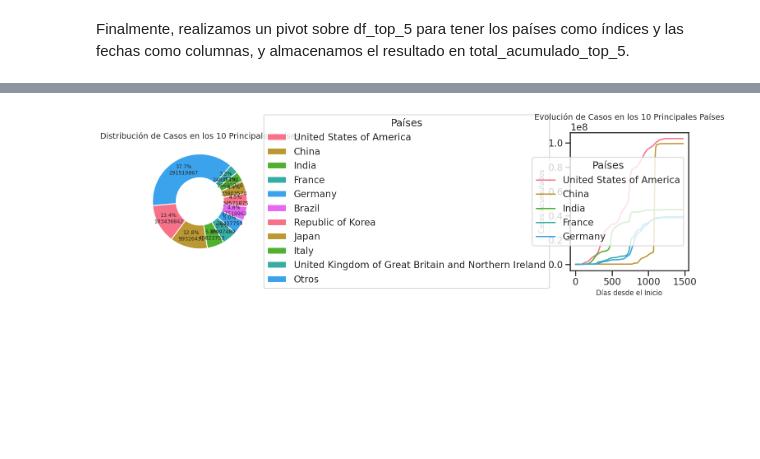
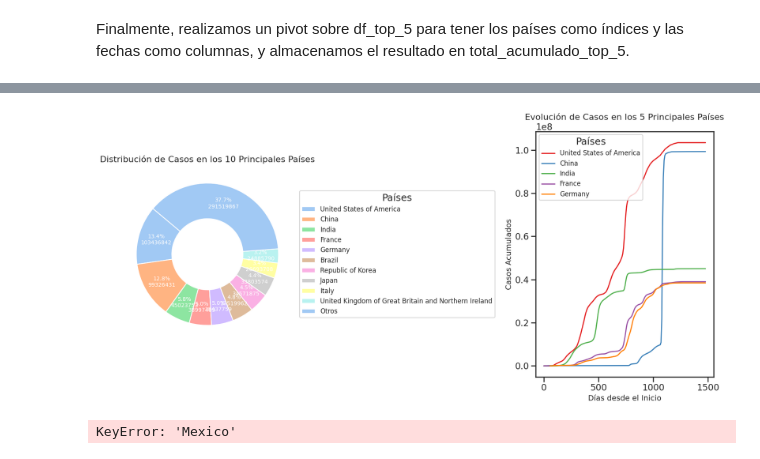
Before and after one commit to wilferalexander/Covid19, a Jupyter notebook: Covid19.ipynb, the cells around one changed output, grey strips where cells are left out. Saved outputs shown, nothing was run; the diff lists cells and outputs as text; code cells hidden in the pictures; blank space fills up the shorter version.

```diff
--- a/Covid19.ipynb
+++ b/Covid19.ipynb
@@ -602,9 +602,6 @@ total_por_pais = df_covid_limpio.groupby('Country')['Cumulative_cases'].max()
 # Ordenar descendentemente
 total_por_pais = total_por_pais.sort_values(ascending=False)
 
-# Agregar el país "Mexico" al resultado
-total_por_pais.loc['Mexico'] = df_covid_limpio[df_covid_limpio['Country'] == 'Mexico']['Cumulative_cases'].max()
-
 # Mostrar el resultado
 total_por_pais.head(10)
 # %% [output]
@@ -780,26 +777,65 @@ total_acumulado_top_5.sample(5)
 5 rows × 212 columns
 # %%
+import matplotlib.pyplot as plt
+import seaborn as sns
+
 # Gráfico de Donuts
-fig, axs = plt.subplots(1, 2, figsize=(14, 5))
+fig, axs = plt.subplots(1, 2, figsize=(16, 8))
 
 # Utilizar top_10_paises
+colors_donuts = sns.color_palette('pastel')[0:len(top_10_paises)]
 wedges, texts, autotexts = axs[0].pie(top_10_paises, autopct=lambda p: '{:.1f}%\n{}'.format(p, int(p * sum(top_10_paises) / 100)),
-                                       textprops={'fontsize': 9}, pctdistance=0.75, startangle=185, wedgeprops=dict(width=0.5, edgecolor='w'))
-axs[0].set_title('Distribución de Casos en los 10 Principales Países', fontsize=14)
-axs[0].legend(top_10_paises.index, title="Países", loc="center left", bbox_to_anchor=(1, 0, 0.5, 1))
+                                       textprops={'fontsize': 10, 'color': 'w'}, colors=colors_donuts, pctdistance=0.75, startangle=140, wedgeprops=dict(width=0.5, edgecolor='w'))
+axs[0].set_title('Distribución de Casos en los 10 Principales Países', fontsize=16)
+axs[0].legend(top_10_paises.index, title="Países", loc="center left", bbox_to_anchor=(1, 0, 0.5, 1), fontsize=12)
 
 # Gráfico de Líneas
-for pais in top_5_paises.index:
+colors_lines = sns.color_palette('Set1')[0:len(top_5_paises)]
+for pais, color in zip(top_5_paises.index, colors_lines):
     # Utilizar total_acumulado_top_10 columns.min() para obtener la fecha de inicio
     days_since_start = (total_acumulado_top_5.columns - total_acumulado_top_5.columns.min()).days
-    axs[1].plot(days_since_start, total_acumulado_top_5.loc[pais], label=pais)
+    axs[1].plot(days_since_start, total_acumulado_top_5.loc[pais], label=pais, color=color, linewidth=2)
 
-axs[1].set_title('Evolución de Casos en los 10 Principales Países', fontsize=14)
-axs[1].set_xlabel('Días desde el Inicio', fontsize=12)
-axs[1].set_ylabel('Casos Acumulados', fontsize=12)
-axs[1].legend(title="Países")
+axs[1].set_title('Evolución de Casos en los 5 Principales Países', fontsize=16)
+axs[1].set_xlabel('Días desde el Inicio', fontsize=14)
+axs[1].set_ylabel('Casos Acumulados', fontsize=14)
+axs[1].legend(title="Países", fontsize=12)
 
 plt.tight_layout()
 plt.show()
 # %% [output]
-[figure, old version]
+[figure, new version]
+# %%
+import matplotlib.pyplot as plt
+
+# Agregar México a top_5_paises
+top_5_paises_con_mexico = top_5_paises.copy()
+top_5_paises_con_mexico['Mexico'] = total_acumulado_top_5.loc['Mexico']
+
+# Gráfico de Donuts
+fig, axs = plt.subplots(1, 2, figsize=(16, 7))
+
+# Colores más llamativos para el gráfico de donuts
+colors = plt.cm.Paired(range(len(top_5_paises_con_mexico)))
+
+# Utilizar top_5_paises_con_mexico en lugar de top_5_paises
+wedges, texts, autotexts = axs[0].pie(top_5_paises_con_mexico, autopct=lambda p: '{:.1f}%\n{}'.format(p, int(p * sum(top_5_paises_con_mexico) / 100)),
+                                       textprops={'fontsize': 11, 'color': 'w'}, colors=colors, pctdistance=0.75, startangle=150, wedgeprops=dict(width=0.5, edgecolor='w'))
+axs[0].set_title('Distribución de Casos en los 5 Principales Países y México', fontsize=16)
+axs[0].legend(top_5_paises_con_mexico.index, title="Países", loc="center left", bbox_to_anchor=(1, 0, 0.5, 1), fontsize=12)
+
+# Gráfico de Líneas
+for pais, color in zip(top_5_paises_con_mexico.index, colors):
+    # Utilizar total_acumulado_top_5.columns.min() para obtener la fecha de inicio
+    days_since_start = (total_acumulado_top_5.columns - total_acumulado_top_5.columns.min()).days
+    axs[1].plot(days_since_start, total_acumulado_top_5.loc[pais], label=pais, color=color, linewidth=2)
+
+axs[1].set_title('Evolución de Casos en los 5 Principales Países y México', fontsize=16)
+axs[1].set_xlabel('Días desde el Inicio', fontsize=14)
+axs[1].set_ylabel('Casos Acumulados', fontsize=14)
+axs[1].legend(title="Países", fontsize=12)
+
+plt.tight_layout()
+plt.show()
+# %% [output]
+KeyError: 'Mexico'
```
Also changed, not shown: parts of 2 cells of this notebook.
